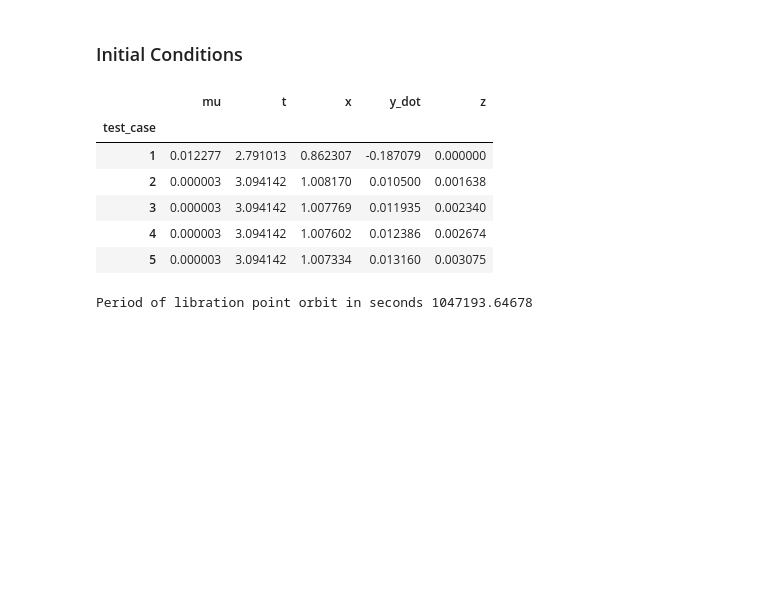
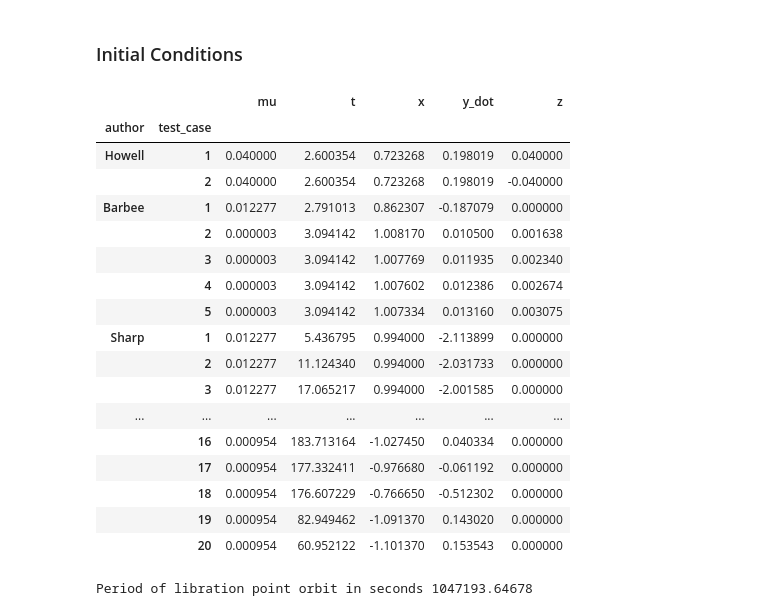
Before and after one commit to aerosara/thesis, a Jupyter notebook: notebooks/Waypoint Traveling.ipynb, the cells around one changed output. Cells and saved outputs as stored; diff of their text form; code cells hidden in the pictures; blank space fills up the shorter version.

```diff
--- a/notebooks/Waypoint Traveling.ipynb
+++ b/notebooks/Waypoint Traveling.ipynb
@@ -45,41 +45,52 @@ from thesis_functions.astro import BuildRICFrames, BuildVNBFrames, ConvertOffset
 # %%
 
 # Set initial conditions for the target satellite
 
 # The initial condition DataFrame contains initial conditions from Barbee, Howell, and Sharp
 
 # Barbee's initial conditions are a planar (Lyapunov) orbit at Earth/Moon L1
 
 # Each initial_condition_set has attributes: author, test_case, mu, x, z, y_dot, t
 initial_condition_set = initial_condition_sets.loc['Barbee', 1]
 
 mu = initial_condition_set.mu
 
 # target_initial_state is passed to the odeint functions, so it needs to have exactly these 6 elements in the correct order
 target_initial_state = pd.Series({
     'x':     initial_condition_set.x,
     'y':     0.0,
     'z':     initial_condition_set.z,
     'x_dot': 0.0,
     'y_dot': initial_condition_set.y_dot,
     'z_dot': 0.0})
 
 # reassign so that the series maintains the required order for its values
 target_initial_state = target_initial_state.loc[['x', 'y', 'z', 'x_dot', 'y_dot', 'z_dot']]
 
 # TODO: start target satellite from different points along its orbit.
 #       Look at how delta-V changes; also maybe linear relmo will be a better approximation along other parts of the orbit.
 
-#initial_condition_sets
-initial_condition_sets.loc['Barbee']
+initial_condition_sets
+#initial_condition_sets.loc['Barbee']
 # %% [output]
-|  | mu | t | x | y_dot | z |
-| test_case |  |  |  |  |  |
-| 1 | 0.012277 | 2.791013 | 0.862307 | -0.187079 | 0.000000 |
-| 2 | 0.000003 | 3.094142 | 1.008170 | 0.010500 | 0.001638 |
-| 3 | 0.000003 | 3.094142 | 1.007769 | 0.011935 | 0.002340 |
-| 4 | 0.000003 | 3.094142 | 1.007602 | 0.012386 | 0.002674 |
-| 5 | 0.000003 | 3.094142 | 1.007334 | 0.013160 | 0.003075 |
+|  |  | mu | t | x | y_dot | z |
+| author | test_case |  |  |  |  |  |
+| Howell | 1 | 0.040000 | 2.600354 | 0.723268 | 0.198019 | 0.040000 |
+|  | 2 | 0.040000 | 2.600354 | 0.723268 | 0.198019 | -0.040000 |
+| Barbee | 1 | 0.012277 | 2.791013 | 0.862307 | -0.187079 | 0.000000 |
+|  | 2 | 0.000003 | 3.094142 | 1.008170 | 0.010500 | 0.001638 |
+|  | 3 | 0.000003 | 3.094142 | 1.007769 | 0.011935 | 0.002340 |
+|  | 4 | 0.000003 | 3.094142 | 1.007602 | 0.012386 | 0.002674 |
+|  | 5 | 0.000003 | 3.094142 | 1.007334 | 0.013160 | 0.003075 |
+| Sharp | 1 | 0.012277 | 5.436795 | 0.994000 | -2.113899 | 0.000000 |
+|  | 2 | 0.012277 | 11.124340 | 0.994000 | -2.031733 | 0.000000 |
+|  | 3 | 0.012277 | 17.065217 | 0.994000 | -2.001585 | 0.000000 |
+| ... | ... | ... | ... | ... | ... | ... |
+|  | 16 | 0.000954 | 183.713164 | -1.027450 | 0.040334 | 0.000000 |
+|  | 17 | 0.000954 | 177.332411 | -0.976680 | -0.061192 | 0.000000 |
+|  | 18 | 0.000954 | 176.607229 | -0.766650 | -0.512302 | 0.000000 |
+|  | 19 | 0.000954 | 82.949462 | -1.091370 | 0.143020 | 0.000000 |
+|  | 20 | 0.000954 | 60.952122 | -1.101370 | 0.153543 | 0.000000 |
 # %%
 
 # RLP_properties will have attributes: X1, X2, L1, L2, L3, L4, L5
```
Also changed, not shown: parts of 10 cells of this notebook, 1 other file.
